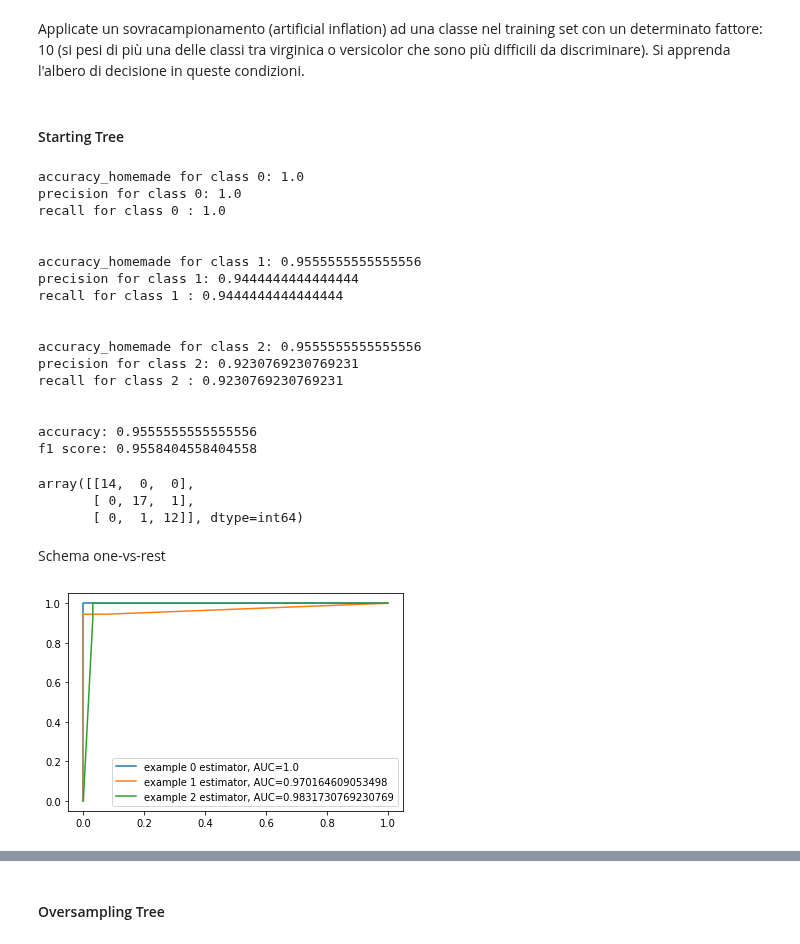
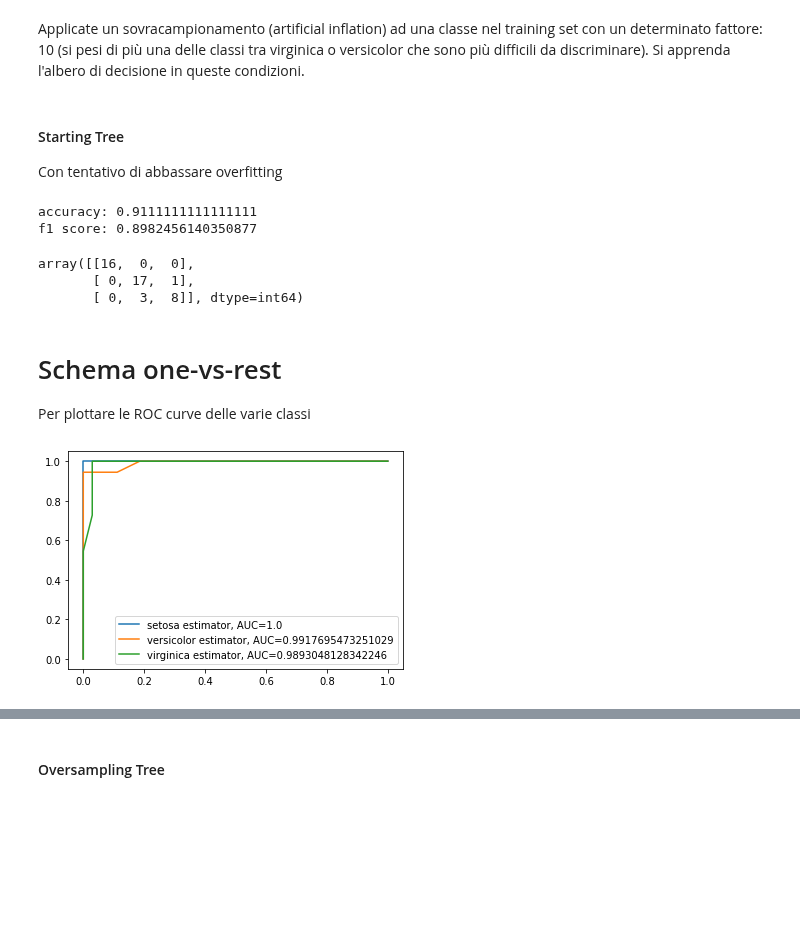
Before and after one commit to Fazzaa/ml_lab, a Jupyter notebook: decision_trees/ex_1_classification_iris.ipynb, the cells around one changed output, grey strips where cells are left out. Drawn from its saved outputs; the diff is of its cells as text; code cells hidden in the pictures; blank space fills up the shorter version.

```diff
--- a/decision_trees/ex_1_classification_iris.ipynb
+++ b/decision_trees/ex_1_classification_iris.ipynb
@@ -159,20 +148,13 @@ def compute_fp_tp_fn_tn(real_value, predicted_value, positive_class):
 # %% [markdown]
 #### Starting Tree
+Con tentativo di abbassare overfitting
 # %%
 clf =  tree.DecisionTreeClassifier(criterion="entropy",random_state=300,min_samples_leaf=30,class_weight={0:1,1:1,2:1},max_depth=2)
 iris = load_iris()
-X_train, X_test, y_train, y_test = train_test_split(iris.data, iris.target, test_size=0.3, random_state=1)
+X_train, X_test, y_train, y_test = train_test_split(iris.data, iris.target, test_size=0.3, random_state=0)
 
 clf = clf.fit(X_train, y_train)
 predicted_y_test = clf.predict(X_test)
-
-fp, tp, fn, tn = 0, 0, 0, 0
-for i in range(0,3):
-	fp, tp, fn, tn = compute_fp_tp_fn_tn(y_test, predicted_y_test, i)
-	print(f"accuracy_homemade for class {i}: {(tp+tn) / (tp+tn+fp+fn)}")
-	print(f"precision for class {i}: {tp / (tp+fp)}")
-	print(f"recall for class {i} : {tp / (tp+fn)}")
-	print('\n')
 
 print(f"accuracy: {accuracy_score(y_test, predicted_y_test)}")
 
@@ -181,54 +163,37 @@ print(f"f1 score: {f1}")
 
 confusion_matrix(y_test, predicted_y_test)
 # %% [output]
-accuracy_homemade for class 0: 1.0
-precision for class 0: 1.0
-recall for class 0 : 1.0
-
-
-accuracy_homemade for class 1: 0.9555555555555556
-precision for class 1: 0.9444444444444444
-recall for class 1 : 0.9444444444444444
-
-
-accuracy_homemade for class 2: 0.9555555555555556
-precision for class 2: 0.9230769230769231
-recall for class 2 : 0.9230769230769231
-
-
-accuracy: 0.9555555555555556
-f1 score: 0.9558404558404558
+accuracy: 0.9111111111111111
+f1 score: 0.8982456140350877
-array([[14,  0,  0],
+array([[16,  0,  0],
        [ 0, 17,  1],
-       [ 0,  1, 12]], dtype=int64)
+       [ 0,  3,  8]], dtype=int64)
-# %% [markdown]
-Schema one-vs-rest
+# %% [markdown]
+# Schema one-vs-rest
+Per plottare le ROC curve delle varie classi
 # %%
 X = iris.data
 y = iris.target
 
 # Binarize the output
 y = label_binarize(y, classes=[0, 1, 2])
 n_classes = y.shape[1]
 
 # shuffle and split training and test sets
-X_train, X_test, y_train, y_test = train_test_split(X, y, test_size=0.3, random_state=1)
+X_train, X_test, y_train, y_test = train_test_split(X, y, test_size=0.3, random_state=0)
 
 # Learn to predict each class against the other
 classifier = OneVsRestClassifier(tree.DecisionTreeClassifier(criterion="entropy",random_state=300,min_samples_leaf=5,class_weight={0:1,1:1,2:1}))
 
 y_score = classifier.fit(X_train, y_train).predict_proba(X_test)
 
 # Compute ROC curve and ROC area for each class
-fpr = dict()
-tpr = dict()
-roc_auc = dict()
 for i in range(n_classes):
 	fpr, tpr, thresholds = metrics.roc_curve(y_test[:, i], y_score[:, i])
 	roc_auc = metrics.auc(fpr, tpr)
-	plt.plot(fpr,tpr,label=f"example {i} estimator, AUC={str(roc_auc)}")
+	plt.plot(fpr,tpr,label=f"{iris.target_names[i]} estimator, AUC={str(roc_auc)}")
 	plt.legend()
 # %% [output]
-[figure, old version]
+[figure, new version]
 # %%
 clf_graph = tree.DecisionTreeClassifier(criterion="entropy",random_state=300,min_samples_leaf=30,class_weight={0:1,1:1,2:1})
```
Also changed, not shown: parts of 11 cells of this notebook, 3 other files.
